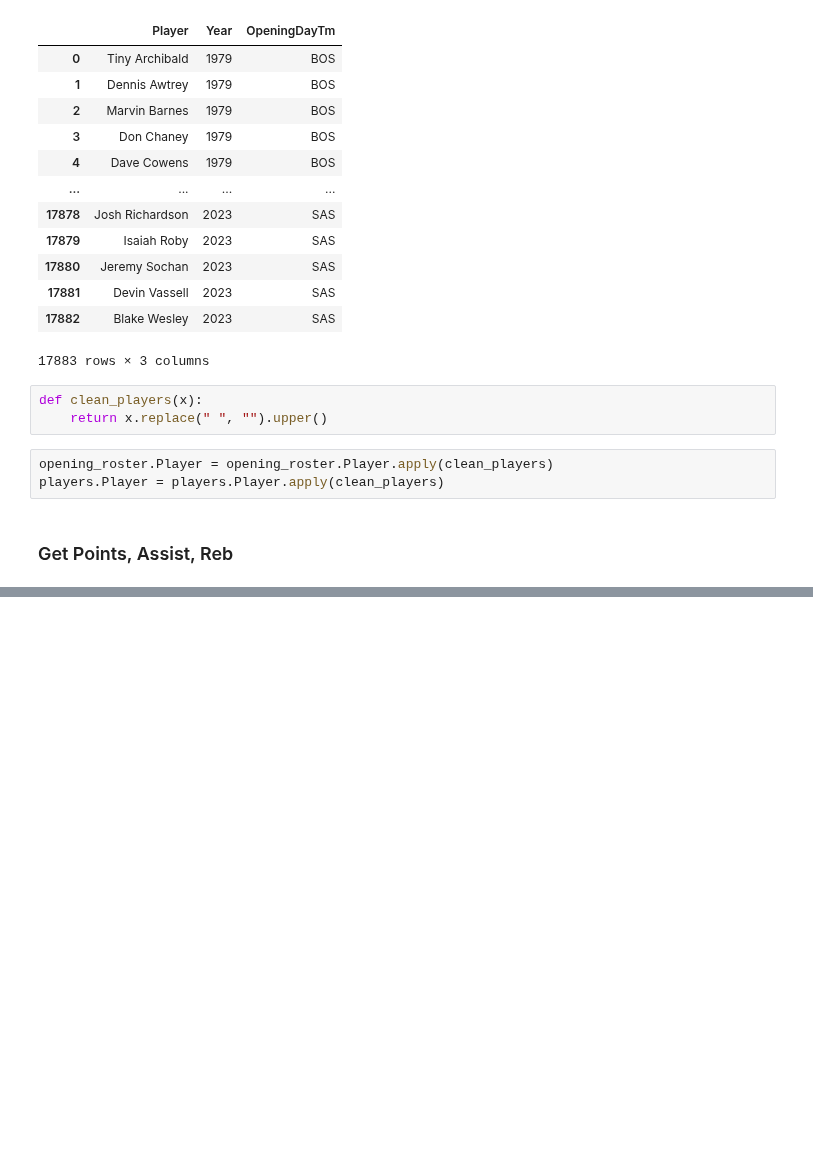
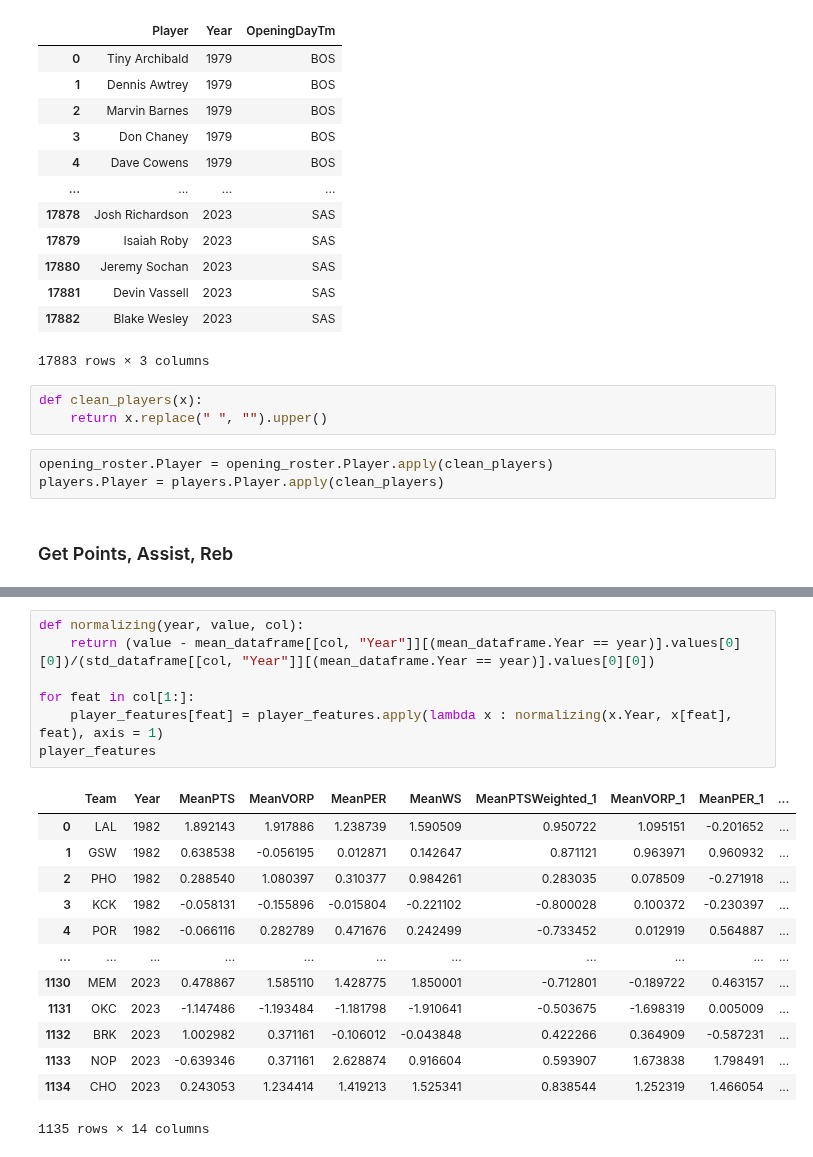
Before and after one commit to martinbog19/balling-on-the-edge, a Jupyter notebook: players_analysis.ipynb, the cells around one changed output, grey strips where cells are left out. Cells and saved outputs as stored; diff of their text form; blank space fills up the shorter version.

```diff
--- a/players_analysis.ipynb
+++ b/players_analysis.ipynb
@@ -190,0 +163,21 @@ get_stats_players(2023, "MIL")
+# %%
+def normalizing(year, value, col):
+    return (value - mean_dataframe[[col, "Year"]][(mean_dataframe.Year == year)].values[0][0])/(std_dataframe[[col, "Year"]][(mean_dataframe.Year == year)].values[0][0])
+
+for feat in col[1:]:
+    player_features[feat] = player_features.apply(lambda x : normalizing(x.Year, x[feat], feat), axis = 1)
+player_features
+# %% [output]
+|  | Team | Year | MeanPTS | MeanVORP | MeanPER | MeanWS | MeanPTSWeighted_1 | MeanVORP_1 | MeanPER_1 | ... |
+| 0 | LAL | 1982 | 1.892143 | 1.917886 | 1.238739 | 1.590509 | 0.950722 | 1.095151 | -0.201652 | ... |
+| 1 | GSW | 1982 | 0.638538 | -0.056195 | 0.012871 | 0.142647 | 0.871121 | 0.963971 | 0.960932 | ... |
+| 2 | PHO | 1982 | 0.288540 | 1.080397 | 0.310377 | 0.984261 | 0.283035 | 0.078509 | -0.271918 | ... |
+| 3 | KCK | 1982 | -0.058131 | -0.155896 | -0.015804 | -0.221102 | -0.800028 | 0.100372 | -0.230397 | ... |
+| 4 | POR | 1982 | -0.066116 | 0.282789 | 0.471676 | 0.242499 | -0.733452 | 0.012919 | 0.564887 | ... |
+| ... | ... | ... | ... | ... | ... | ... | ... | ... | ... | ... |
+| 1130 | MEM | 2023 | 0.478867 | 1.585110 | 1.428775 | 1.850001 | -0.712801 | -0.189722 | 0.463157 | ... |
+| 1131 | OKC | 2023 | -1.147486 | -1.193484 | -1.181798 | -1.910641 | -0.503675 | -1.698319 | 0.005009 | ... |
+| 1132 | BRK | 2023 | 1.002982 | 0.371161 | -0.106012 | -0.043848 | 0.422266 | 0.364909 | -0.587231 | ... |
+| 1133 | NOP | 2023 | -0.639346 | 0.371161 | 2.628874 | 0.916604 | 0.593907 | 1.673838 | 1.798491 | ... |
+| 1134 | CHO | 2023 | 0.243053 | 1.234414 | 1.419213 | 1.525341 | 0.838544 | 1.252319 | 1.466054 | ... |
+1135 rows × 14 columns
```
Also changed, not shown: parts of 10 cells of this notebook.
